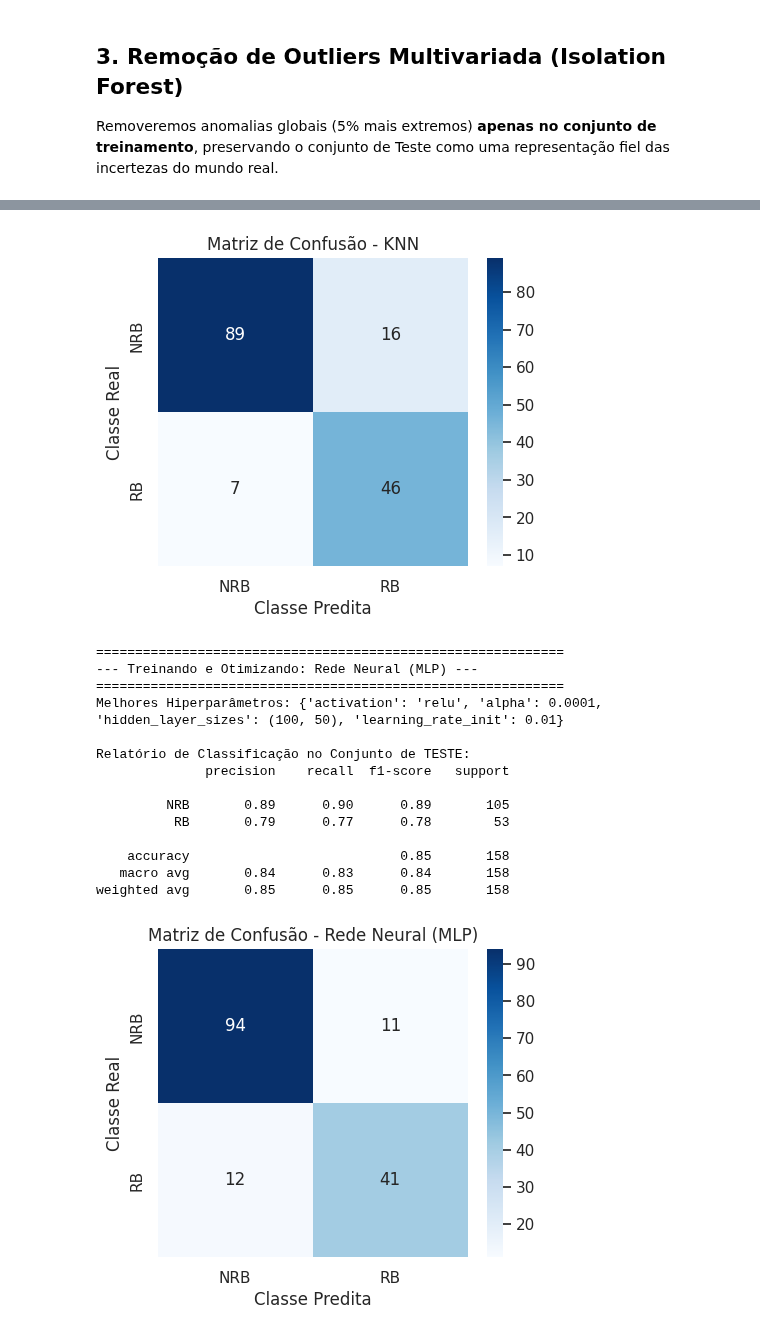
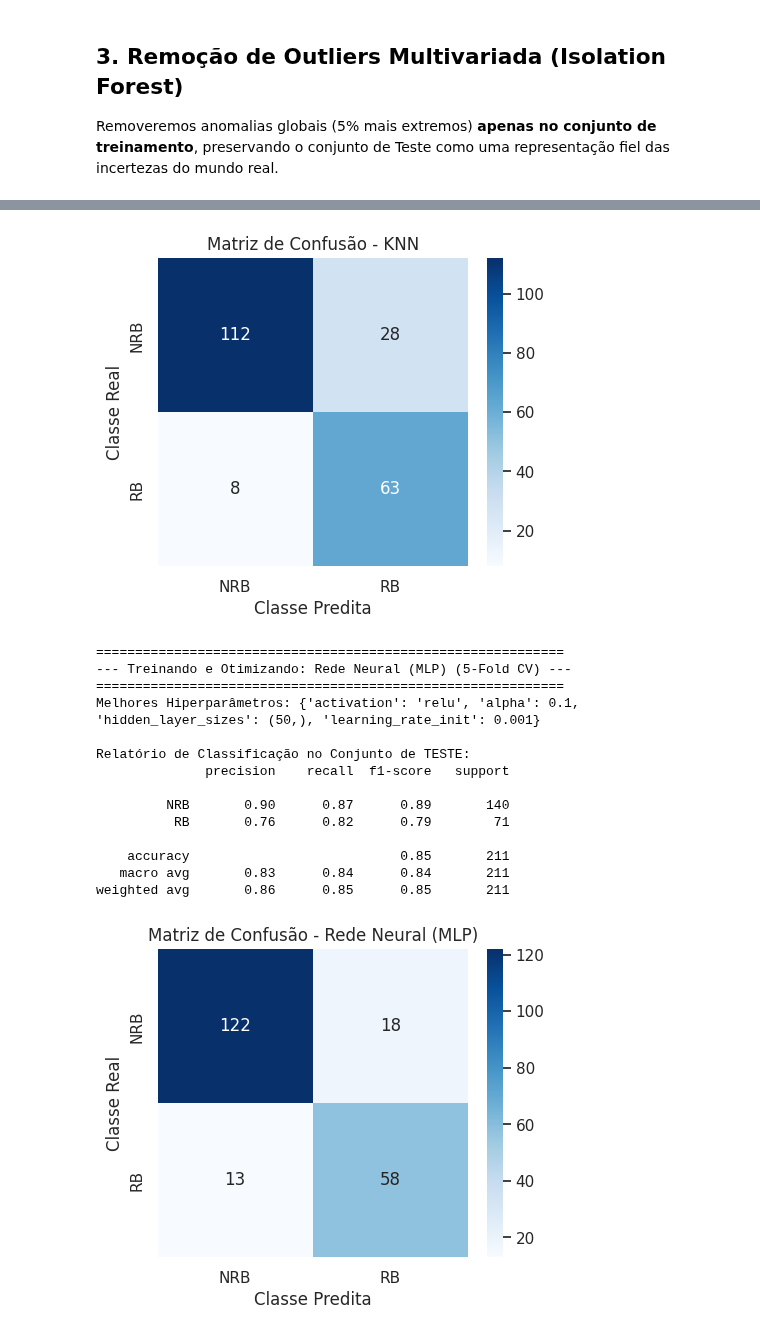
Before and after one commit to Gabrielogui/machine-learning, a Jupyter notebook: main.ipynb, the cells around one changed output, grey strips where cells are left out. Drawn from its saved outputs; the diff is of its cells as text; code cells hidden in the pictures.

```diff
--- a/main.ipynb
+++ b/main.ipynb
@@ -166,28 +199,14 @@ Pares com correlação |r| > 0.8 (possível redundância):
 ## 2. Seleção de Features (Redução de Dimensionalidade)
 Utilizamos uma Random Forest apenas nos dados de treino para identificar as 20 características moleculares mais importantes, aplicando o Princípio da Parcimônia e reduzindo o ruído do dataset.
 # %%
-print("--- Extraindo as 20 Features mais importantes ---")
-# Treinamos a Random Forest (com class_weight para não ignorar a classe menor)
-rf_selector = RandomForestClassifier(n_estimators=100, class_weight='balanced', random_state=42)
-rf_selector.fit(X_train, y_train)
-
-# Coletando a importância
-importancias = pd.DataFrame({'Feature': X_train.columns, 'Imp': rf_selector.feature_importances_})
-importancias = importancias.sort_values(by='Imp', ascending=False)
-top_20 = importancias.head(20)['Feature'].tolist()
-
-# Gráfico para o Relatório
+# Gráfico de importância das features (dados calculados na divisão inicial)
+importancias_sorted = importancias.sort_values(by='Imp', ascending=False)
 plt.figure(figsize=(10, 8))
-sns.barplot(x='Imp', y='Feature', data=importancias.head(20), palette='viridis')
+sns.barplot(x='Imp', y='Feature', data=importancias_sorted.head(20), palette='viridis')
 plt.title('Top 20 Features Mais Importantes para Biodegradabilidade')
 plt.xlabel('Grau de Importância')
 plt.ylabel('Descritor Molecular')
 plt.tight_layout()
 plt.show()
-
-# Reduzimos todas as partições para as 20 colunas selecionadas
-X_train_20 = X_train[top_20]
-X_val_20 = X_val[top_20]
-X_test_20 = X_test[top_20]
-print("Dimensões reduzidas para 20 features com sucesso!")
+print(f'Top 20 features selecionadas: {top_20}')
 # %% [output]
@@ -279,15 +352,15 @@ Execução da Árvore de Decisão, K-Nearest Neighbors (KNN) e Rede Neural Artif
 # 1. Decision Tree
 param_dt = {'criterion': ['gini', 'entropy'], 'max_depth': [5, 10, 15, 20, None],
             'min_samples_split': [2, 5, 10, 20], 'min_samples_leaf': [1, 5, 10], 'class_weight': [None, 'balanced']}
-dt_model = avaliar_modelo("Decision Tree", DecisionTreeClassifier(random_state=42), param_dt)
+dt_model = avaliar_modelo_cv("Decision Tree", DecisionTreeClassifier(random_state=42), param_dt)
 
 # 2. KNN
 param_knn = {'n_neighbors': [3, 5, 7, 9, 11, 15, 19], 'weights': ['uniform', 'distance'], 'metric': ['euclidean', 'manhattan']}
-knn_model = avaliar_modelo("KNN", KNeighborsClassifier(), param_knn)
+knn_model = avaliar_modelo_cv("KNN", KNeighborsClassifier(), param_knn)
 
 # 3. Rede Neural (MLP)
 param_mlp = {'hidden_layer_sizes': [(50,), (100,), (50, 50), (100, 50)],
              'activation': ['relu', 'tanh', 'logistic'], 'alpha': [0.0001, 0.001, 0.01, 0.1], 'learning_rate_init': [0.001, 0.01]}
-mlp_model = avaliar_modelo("Rede Neural (MLP)", MLPClassifier(max_iter=1000, random_state=42, early_stopping=False), param_mlp)
+mlp_model = avaliar_modelo_cv("Rede Neural (MLP)", MLPClassifier(max_iter=1000, random_state=42, early_stopping=False), param_mlp)
 # %% [output]
 ============================================================
@@ -322,18 +395,18 @@ weighted avg       0.86      0.85      0.86       158
-[figure, old version]
+[figure, new version]
 ============================================================
---- Treinando e Otimizando: Rede Neural (MLP) ---
+--- Treinando e Otimizando: Rede Neural (MLP) (5-Fold CV) ---
 ============================================================
-Melhores Hiperparâmetros: {'activation': 'relu', 'alpha': 0.0001, 'hidden_layer_sizes': (100, 50), 'learning_rate_init': 0.01}
+Melhores Hiperparâmetros: {'activation': 'relu', 'alpha': 0.1, 'hidden_layer_sizes': (50,), 'learning_rate_init': 0.001}
 
 Relatório de Classificação no Conjunto de TESTE:
               precision    recall  f1-score   support
 
-         NRB       0.89      0.90      0.89       105
-          RB       0.79      0.77      0.78        53
+         NRB       0.90      0.87      0.89       140
+          RB       0.76      0.82      0.79        71
 
-    accuracy                           0.85       158
-   macro avg       0.84      0.83      0.84       158
-weighted avg       0.85      0.85      0.85       158
+    accuracy                           0.85       211
+   macro avg       0.83      0.84      0.84       211
+weighted avg       0.86      0.85      0.85       211
-[figure, old version]
+[figure, new version]
 # %% [markdown]
 ## 7. Modelagem Não Supervisionada (K-Means)
```
Also changed, not shown: parts of 32 cells of this notebook.
